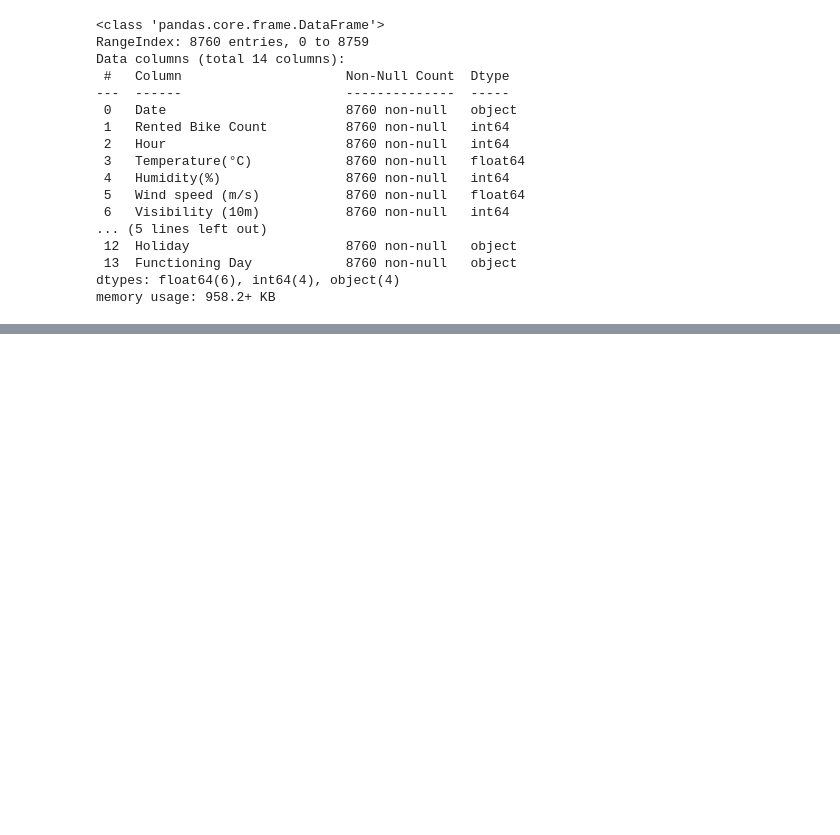
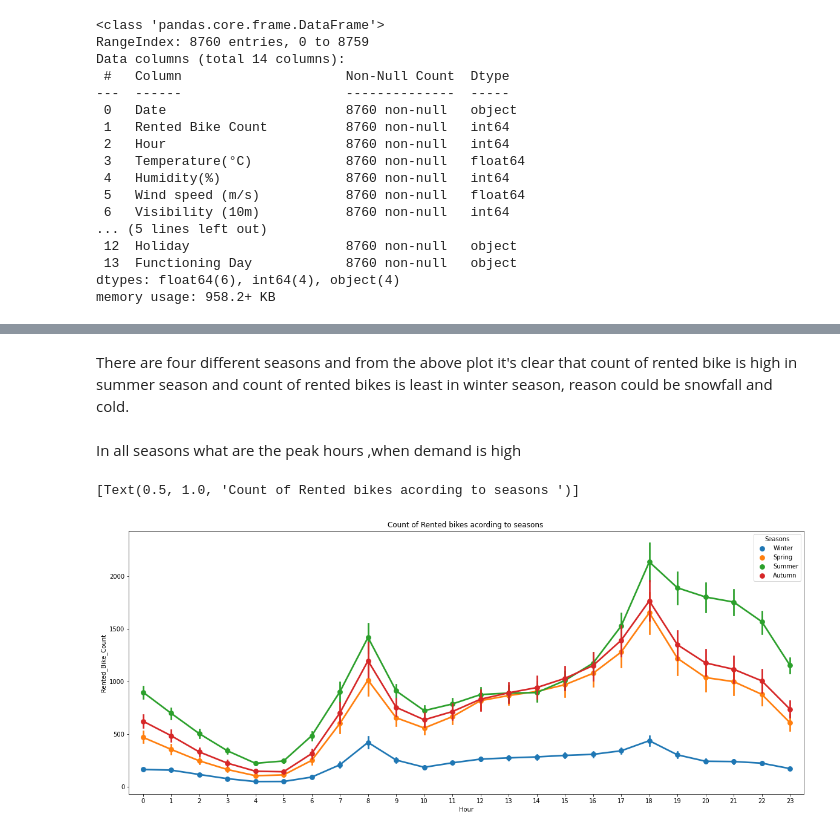
Before and after one commit to preetikhullbe/Bike-sharing-demand, a Jupyter notebook: Bike_Sharing_Demand_Prediction_Capstone_Project.ipynb, the cells around one changed output, grey strips where cells are left out. Saved outputs shown, nothing was run; the diff lists cells and outputs as text; code cells hidden in the pictures; blank space fills up the shorter version.

```diff
--- a/Bike_Sharing_Demand_Prediction_Capstone_Project.ipynb
+++ b/Bike_Sharing_Demand_Prediction_Capstone_Project.ipynb
@@ -96,0 +277,11 @@ memory usage: 958.2+ KB
+# %% [markdown]
+There are four different seasons and  from the above plot it's clear that count of rented bike is high in summer season and count of rented bikes is least in winter season, reason could be snowfall and cold.
+# %% [markdown]
+In all seasons what are the peak hours ,when demand is high
+# %%
+fig,ax=plt.subplots(figsize=(20,8))
+sns.pointplot(data=bike_df,x='Hour',y='Rented_Bike_Count',hue='Seasons')
+ax.set(title='Count of Rented bikes acording to seasons ')
+# %% [output]
+[Text(0.5, 1.0, 'Count of Rented bikes acording to seasons ')]
+[figure, added]
```
Also changed, not shown: parts of 28 cells of this notebook.
